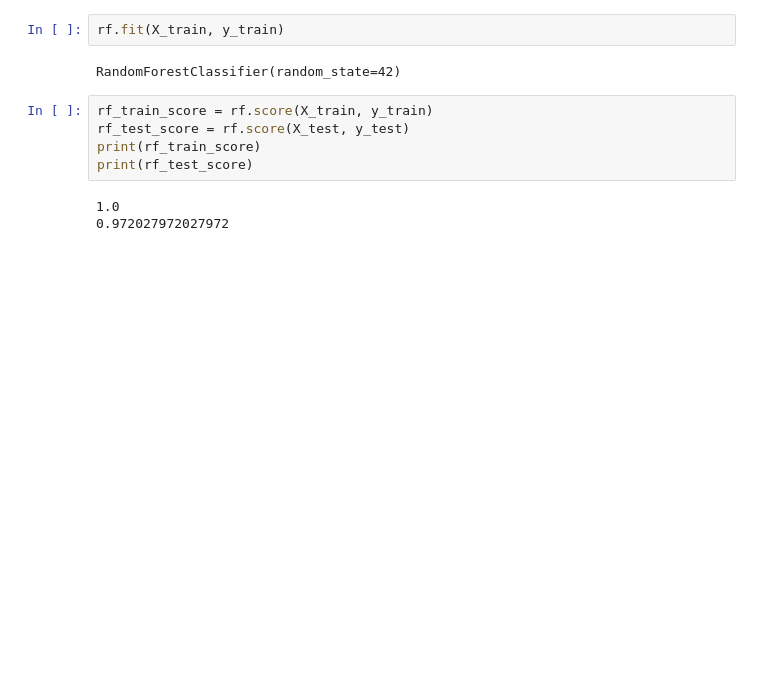
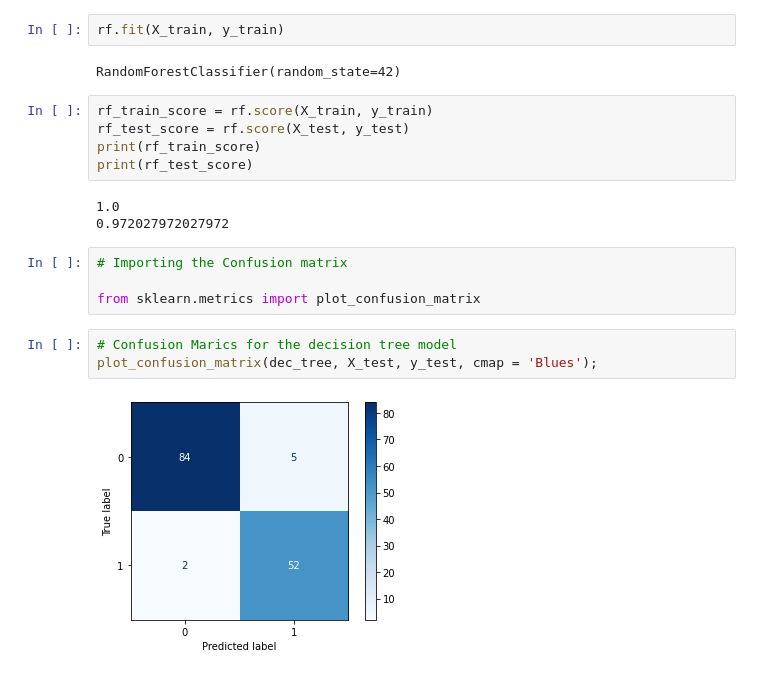
Before and after one commit to amrrahman1/Classification-Tree-Exercise-Practice-, a Jupyter notebook: Classification_Tree_Exercise_(Practice).ipynb, the cells around one changed output. Cells and saved outputs as stored; diff of their text form; blank space fills up the shorter version.

```diff
--- a/Classification_Tree_Exercise_(Practice).ipynb
+++ b/Classification_Tree_Exercise_(Practice).ipynb
@@ -88,3 +89,12 @@ print(rf_test_score)
 # %% [output]
 1.0
 0.972027972027972
+# %%
+# Importing the Confusion matrix
+
+from sklearn.metrics import plot_confusion_matrix
+# %%
+# Confusion Marics for the decision tree model
+plot_confusion_matrix(dec_tree, X_test, y_test, cmap = 'Blues');
+# %% [output]
+[figure, added]
```
Also changed, not shown: parts of 8 cells of this notebook.
